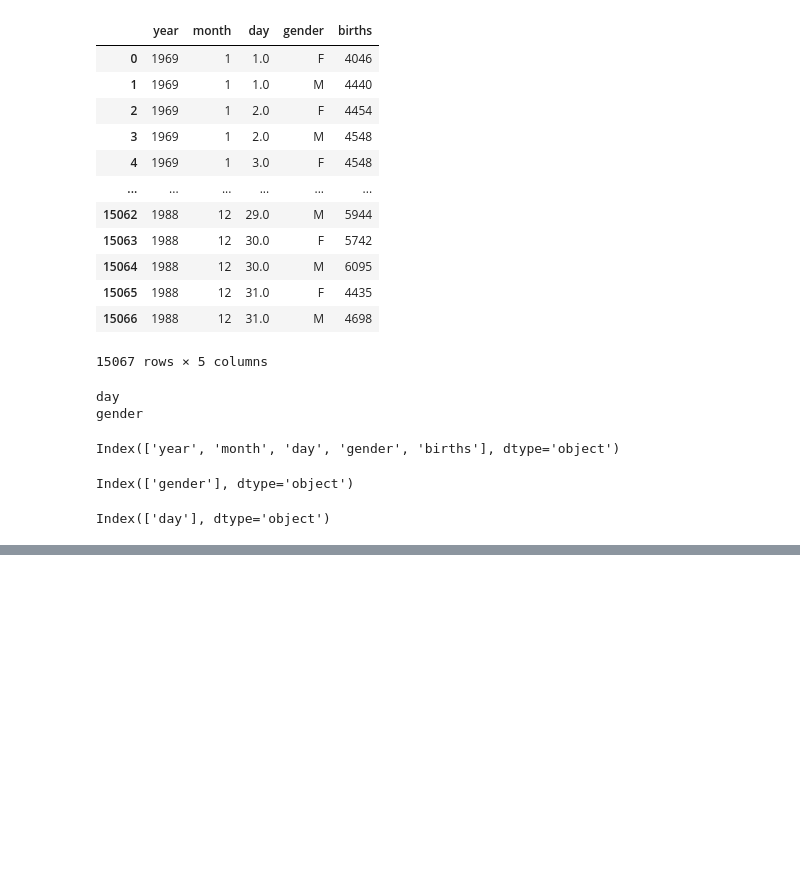
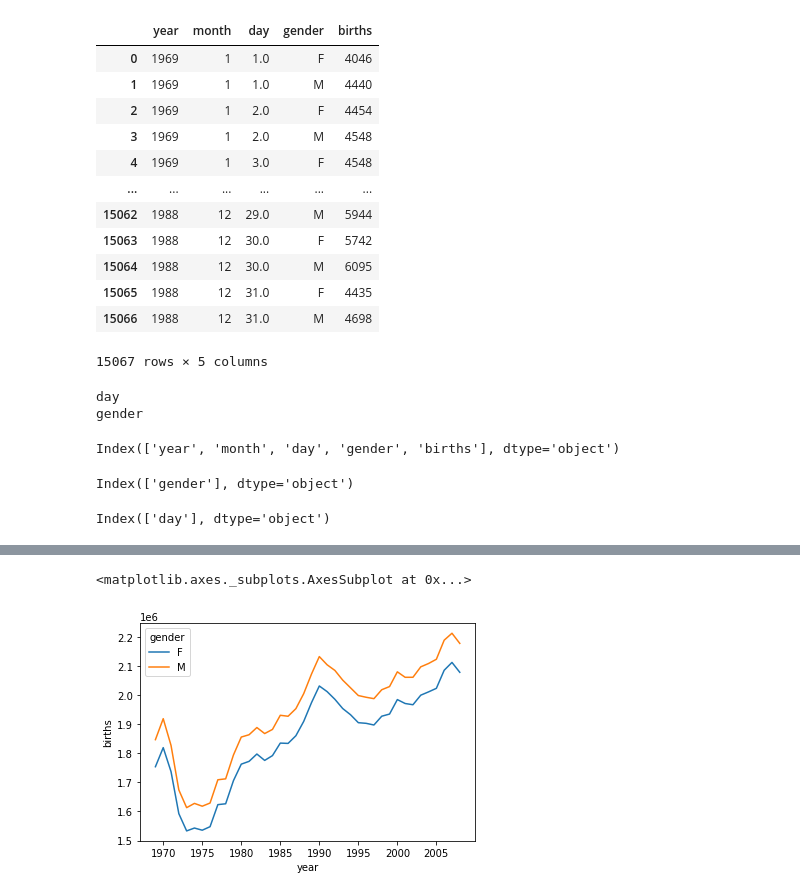
Before and after one commit to mcfatbeard57/Collabs_notebooks, a Jupyter notebook: Working_with_Tesnors.ipynb, the cells around one changed output, grey strips where cells are left out. Cells and saved outputs as stored; diff of their text form; code cells hidden in the pictures; blank space fills up the shorter version.

```diff
--- a/Working_with_Tesnors.ipynb
+++ b/Working_with_Tesnors.ipynb
@@ -230,0 +310,2 @@ Index(['day'], dtype='object')
+# %%
+data2  = df.groupby(['year','gender'])['births'].sum()
@@ -230,0 +316,2 @@ Index(['day'], dtype='object')
+# %%
+data2 = data2.reset_index()
@@ -230,0 +334,5 @@ Index(['day'], dtype='object')
+# %%
+sns.lineplot(x = 'year', y = 'births', hue = 'gender', data = data2)
+# %% [output]
+<matplotlib.axes._subplots.AxesSubplot at 0x...>
+[figure, added]
```
Also changed, not shown: parts of 12 cells of this notebook.
